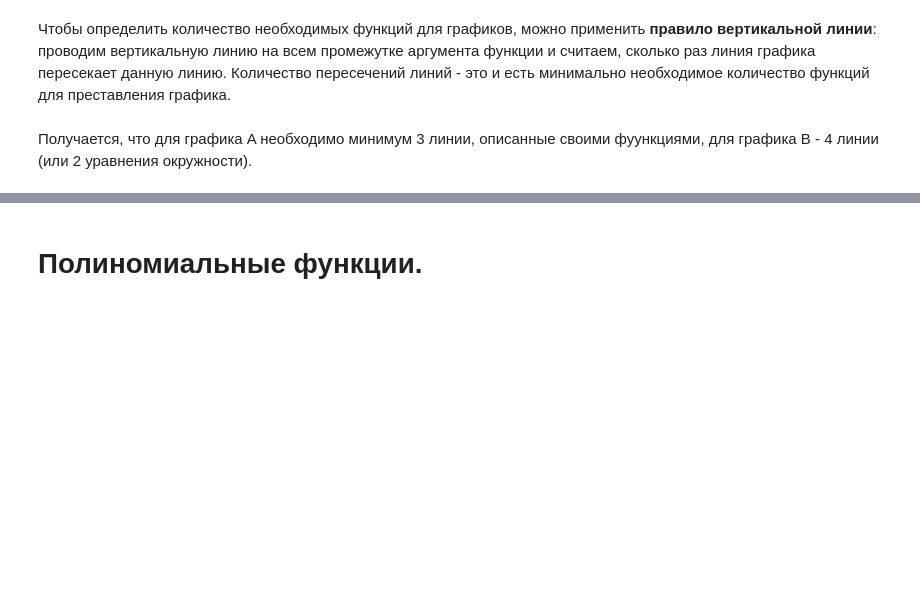
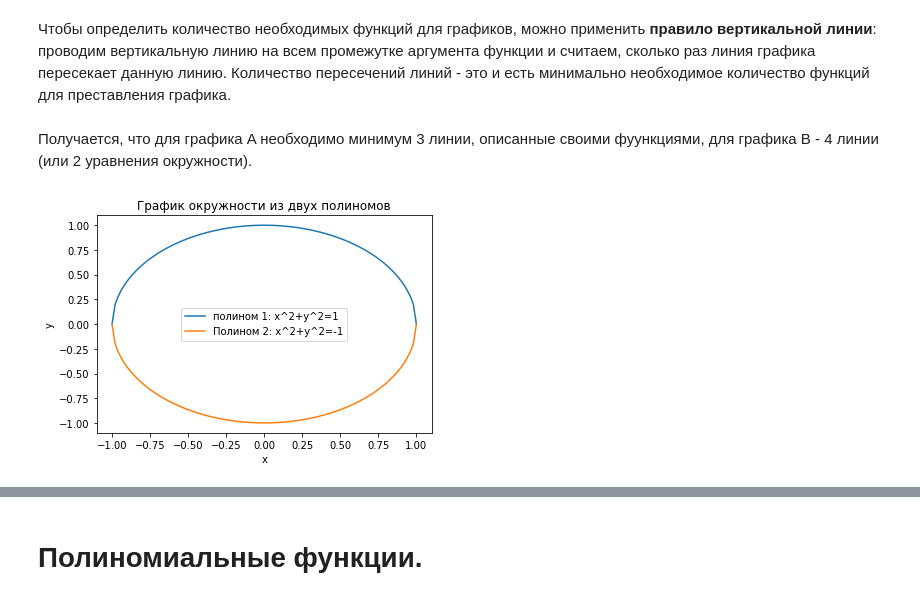
Before and after one commit to edwardwerner/math_netology, a Jupyter notebook: lecture_1.ipynb, the cells around one changed output, grey strips where cells are left out. Drawn from its saved outputs; the diff is of its cells as text; code cells hidden in the pictures; blank space fills up the shorter version.

```diff
--- a/lecture_1.ipynb
+++ b/lecture_1.ipynb
@@ -53,3 +52,20 @@ plt.show()
 Чтобы определить количество необходимых функций для графиков, можно применить **правило вертикальной линии**: проводим вертикальную линию на всем промежутке аргумента функции и считаем, сколько раз линия графика пересекает данную линию. Количество пересечений линий - это и есть минимально необходимое количество функций для преставления графика.
 # %% [markdown]
 Получается, что для графика A необходимо минимум 3 линии, описанные своими фуункциями, для графика B - 4 линии (или 2 уравнения окружности).
+# %%
+import math
+x1 = np.linspace(-1.0, 1.0, 100)
+y1 = [math.pow((1 - (x1[i])**2), 0.5) for i in range(len(x1))]
+
+x2 = np.linspace(-1.0, 1.0, 100)
+y2 = [-math.pow((1 - (x1[i])**2), 0.5) for i in range(len(x1))]
+
+plt.plot(x1, y1, x2, y2)
+plt.title('График окружности из двух полиномов')
+plt.ylabel('y')
+plt.xlabel('x')
+plt.legend(['полином 1: x^2+y^2=1', 'Полином 2: x^2+y^2=-1'])
+
+plt.show()
+# %% [output]
+[figure, added]
```
Also changed, not shown: parts of 2 cells of this notebook.
